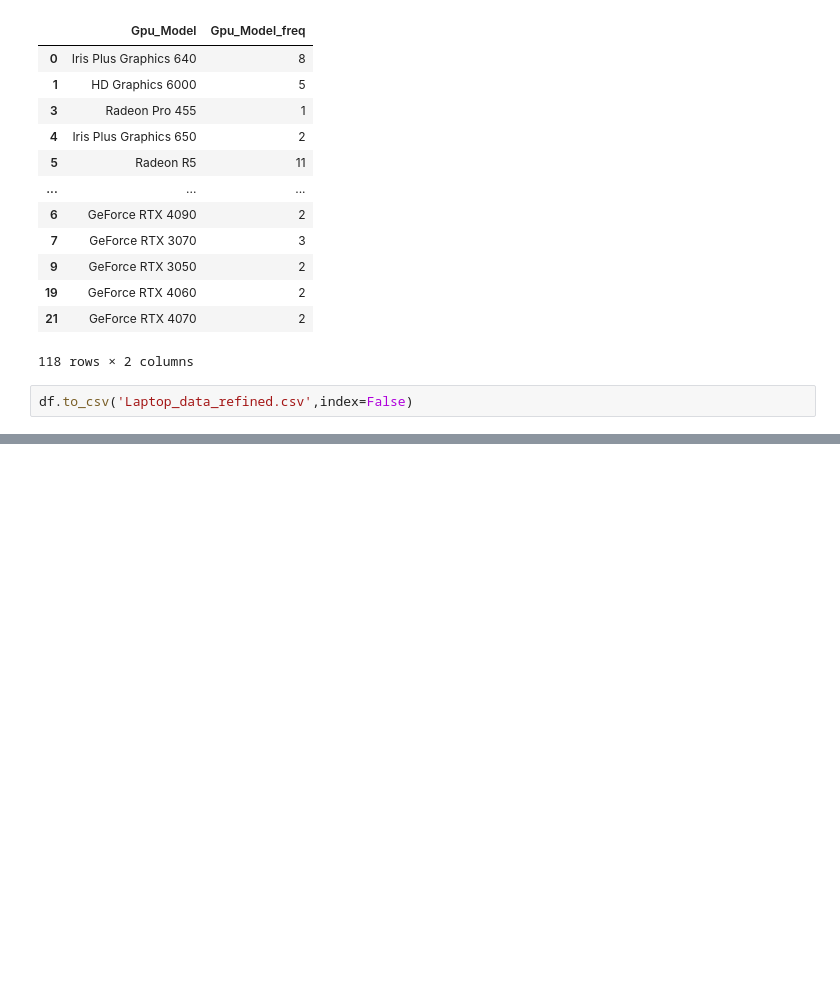
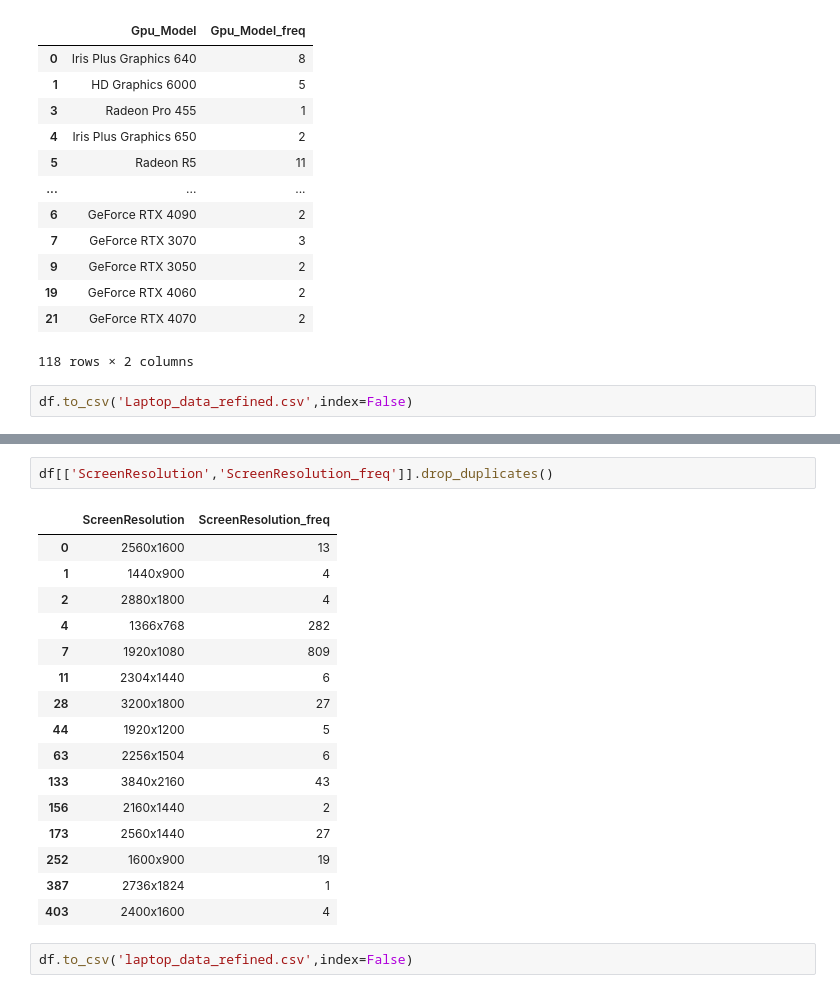
Before and after one commit to Namir50/Laptop-Price-Prediction-App, a Jupyter notebook: notebook/laptop_dataset_eda_and_feature_engg.ipynb, the cells around one changed output, grey strips where cells are left out. Saved outputs shown, nothing was run; the diff lists cells and outputs as text; blank space fills up the shorter version.

```diff
--- a/notebook/laptop_dataset_eda_and_feature_engg.ipynb
+++ b/notebook/laptop_dataset_eda_and_feature_engg.ipynb
@@ -1330,0 +1389,21 @@ df.to_csv('Laptop_data_refined.csv',index=False)
+# %%
+df[['ScreenResolution','ScreenResolution_freq']].drop_duplicates()
+# %% [output]
+|  | ScreenResolution | ScreenResolution_freq |
+| 0 | 2560x1600 | 13 |
+| 1 | 1440x900 | 4 |
+| 2 | 2880x1800 | 4 |
+| 4 | 1366x768 | 282 |
+| 7 | 1920x1080 | 809 |
+| 11 | 2304x1440 | 6 |
+| 28 | 3200x1800 | 27 |
+| 44 | 1920x1200 | 5 |
+| 63 | 2256x1504 | 6 |
+| 133 | 3840x2160 | 43 |
+| 156 | 2160x1440 | 2 |
+| 173 | 2560x1440 | 27 |
+| 252 | 1600x900 | 19 |
+| 387 | 2736x1824 | 1 |
+| 403 | 2400x1600 | 4 |
+# %%
+df.to_csv('laptop_data_refined.csv',index=False)
```
Also changed, not shown: parts of 4 cells of this notebook, 2 other files.
